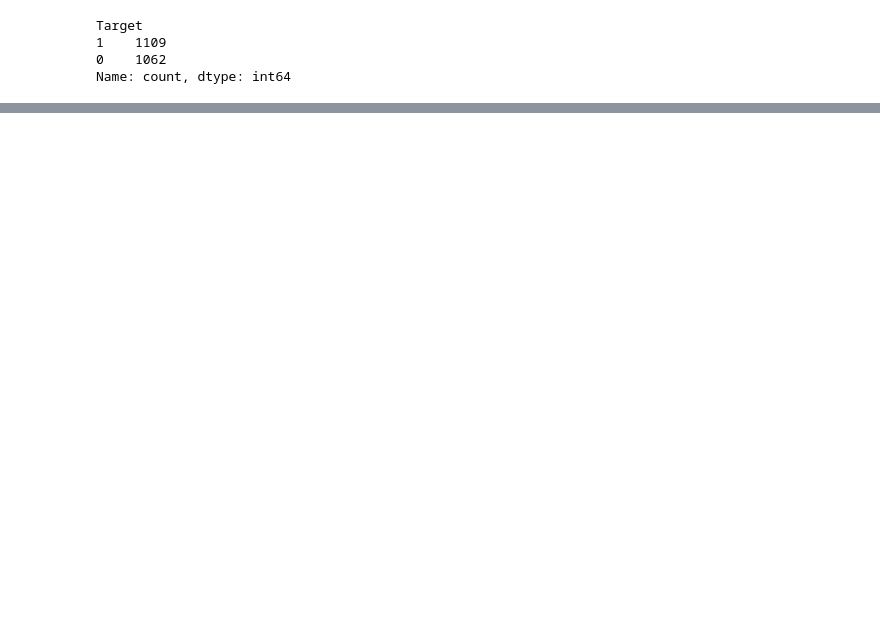
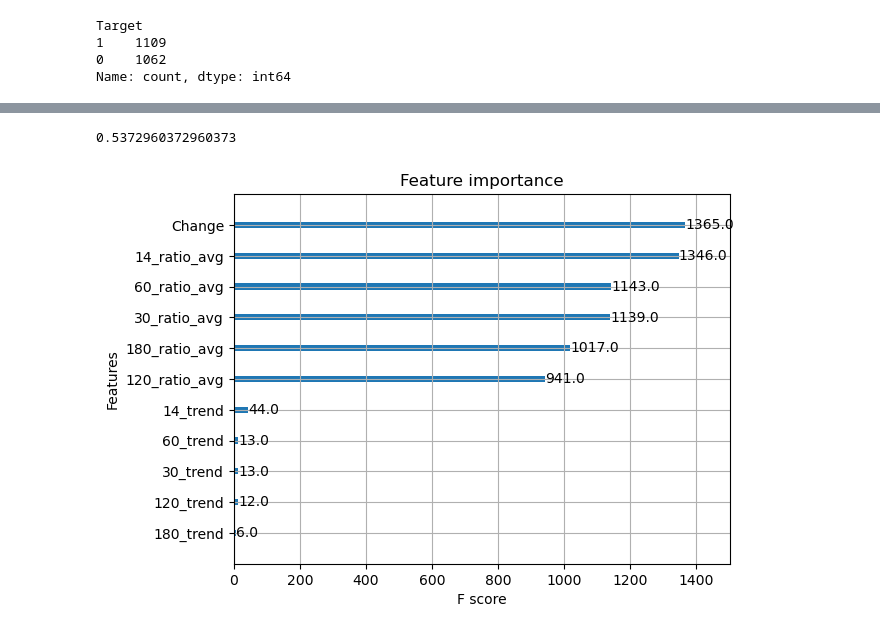
Before and after one commit to gorshockk/Bitcoin-price-prediction, a Jupyter notebook: model/pet_project.ipynb, the cells around one changed output, grey strips where cells are left out. Cells and saved outputs as stored; diff of their text form; code cells hidden in the pictures; blank space fills up the shorter version.

```diff
--- a/model/pet_project.ipynb
+++ b/model/pet_project.ipynb
@@ -501,0 +672,2 @@ This change repos
+# %%
+best_boost=XGBClassifier(random_state=42,learning_rate=0.1,n_estimators=220,max_depth=6)
@@ -501,0 +701,11 @@ This change repos
+# %%
+precision_score(x_res["Target"],x_res["Predictions"])
+# %% [output]
+0.5372960372960373
+# %%
+from xgboost import plot_importance
+import matplotlib.pyplot as plt
+plot_importance(best_boost)
+plt.show()
+# %% [output]
+[figure, added]
```
Also changed, not shown: parts of 55 cells of this notebook.
